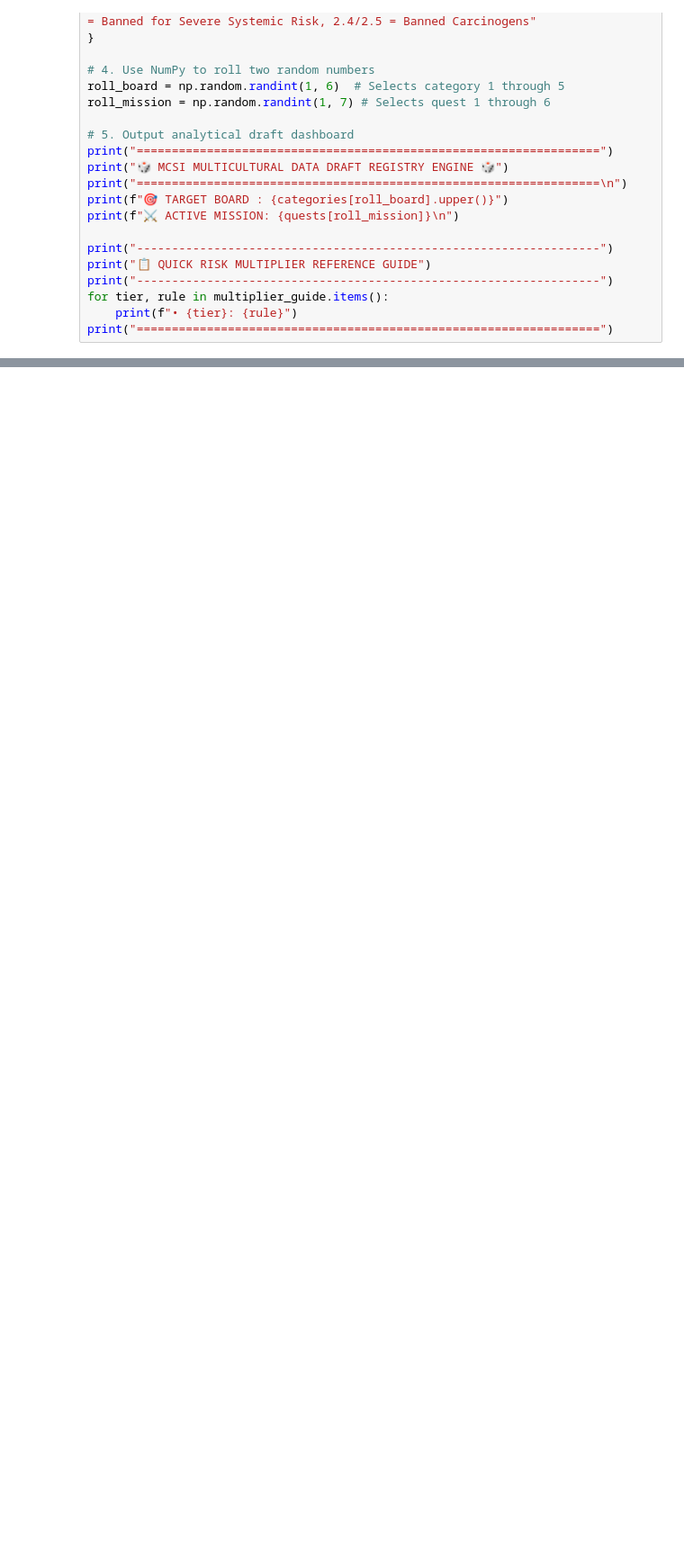
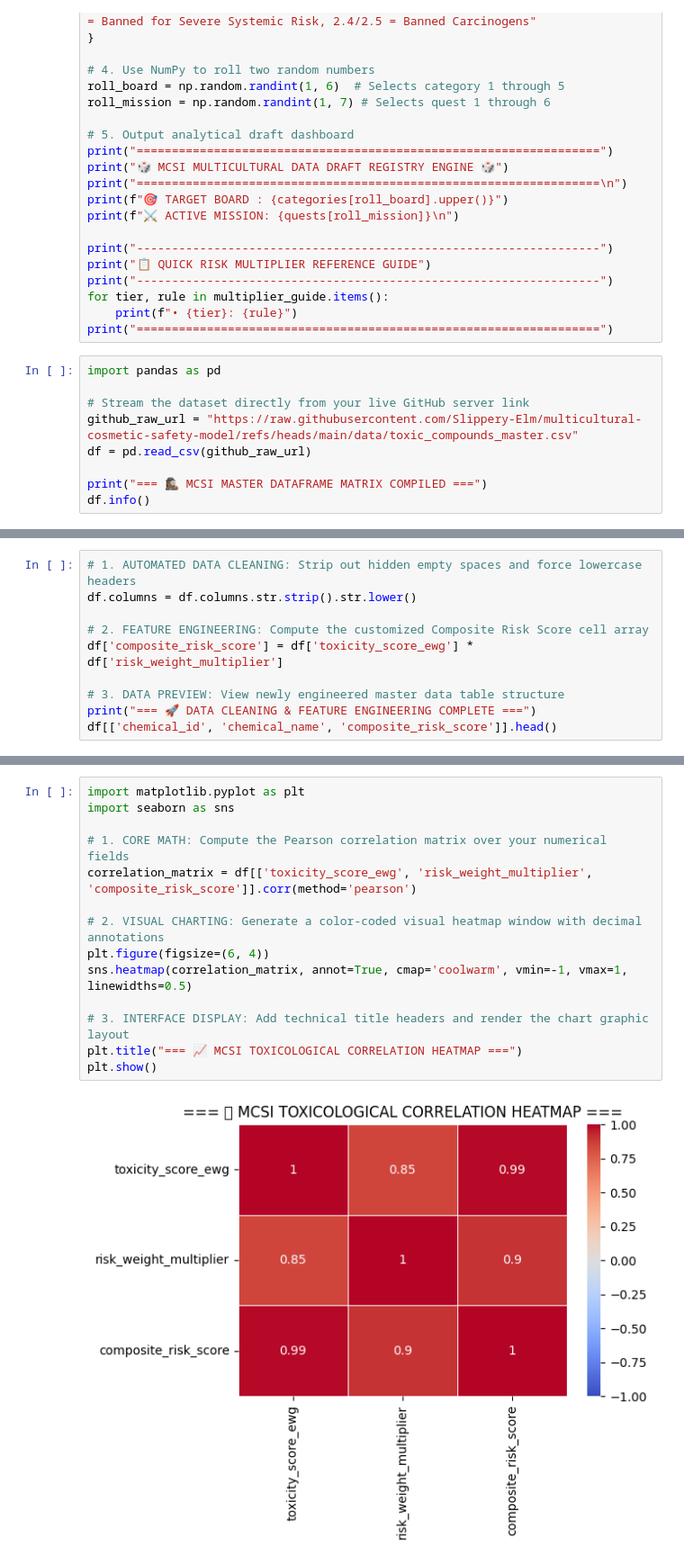
Before and after one commit to Slippery-Elm/multicultural-cosmetic-safety-model, a Jupyter notebook: notebooks/mcsi_model_calculation.ipynb, the cells around one changed output, grey strips where cells are left out. Shown at 90% size. Drawn from its saved outputs; the diff is of its cells as text; blank space fills up the shorter version.

```diff
--- a/notebooks/mcsi_model_calculation.ipynb
+++ b/notebooks/mcsi_model_calculation.ipynb
@@ -44,3 +44,12 @@ print("------------------------------------------------------------------")
 for tier, rule in multiplier_guide.items():
     print(f"• {tier}: {rule}")
 print("==================================================================")
+# %%
+import pandas as pd
+
+# Stream the dataset directly from your live GitHub server link
+github_raw_url = "https://raw.githubusercontent.com/Slippery-Elm/multicultural-cosmetic-safety-model/refs/heads/main/data/toxic_compounds_master.csv"
+df = pd.read_csv(github_raw_url)
+
+print("=== 🕵🏾‍♀️ MCSI MASTER DATAFRAME MATRIX COMPILED ===")
+df.info()
@@ -46,0 +77,10 @@ print("==================================================================")
+# %%
+# 1. AUTOMATED DATA CLEANING: Strip out hidden empty spaces and force lowercase headers
+df.columns = df.columns.str.strip().str.lower()
+
+# 2. FEATURE ENGINEERING: Compute the customized Composite Risk Score cell array
+df['composite_risk_score'] = df['toxicity_score_ewg'] * df['risk_weight_multiplier']
+
+# 3. DATA PREVIEW: View newly engineered master data table structure
+print("=== 🚀 DATA CLEANING & FEATURE ENGINEERING COMPLETE ===")
+df[['chemical_id', 'chemical_name', 'composite_risk_score']].head()
@@ -46,0 +115,16 @@ print("==================================================================")
+# %%
+import matplotlib.pyplot as plt
+import seaborn as sns
+
+# 1. CORE MATH: Compute the Pearson correlation matrix over your numerical fields
+correlation_matrix = df[['toxicity_score_ewg', 'risk_weight_multiplier', 'composite_risk_score']].corr(method='pearson')
+
+# 2. VISUAL CHARTING: Generate a color-coded visual heatmap window with decimal annotations
+plt.figure(figsize=(6, 4))
+sns.heatmap(correlation_matrix, annot=True, cmap='coolwarm', vmin=-1, vmax=1, linewidths=0.5)
+
+# 3. INTERFACE DISPLAY: Add technical title headers and render the chart graphic layout
+plt.title("=== 📈 MCSI TOXICOLOGICAL CORRELATION HEATMAP ===")
+plt.show()
+# %% [output]
+[figure, added]
```
Also changed, not shown: parts of 3 cells of this notebook.
